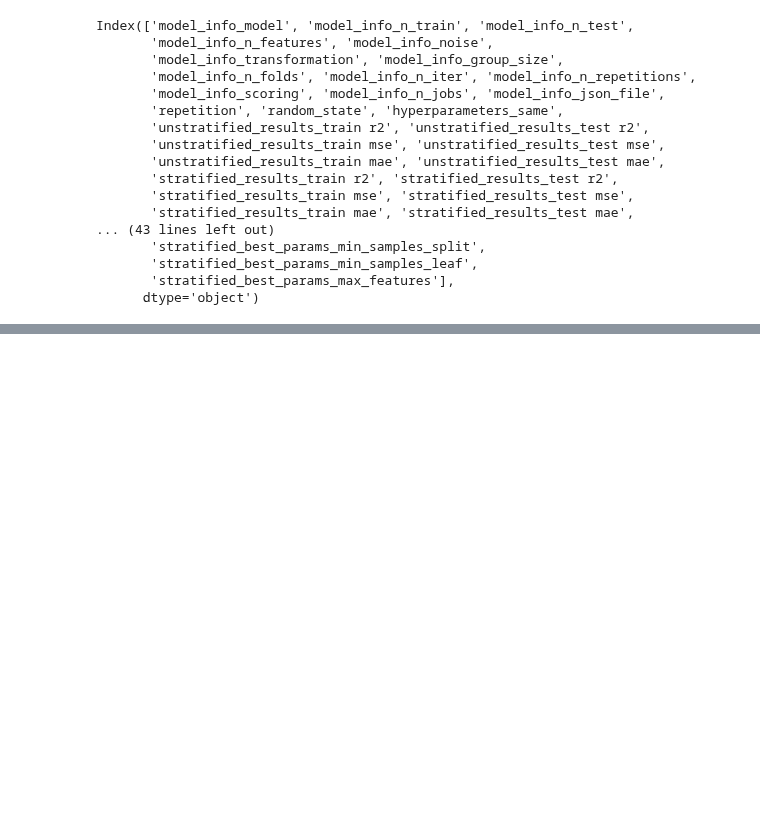
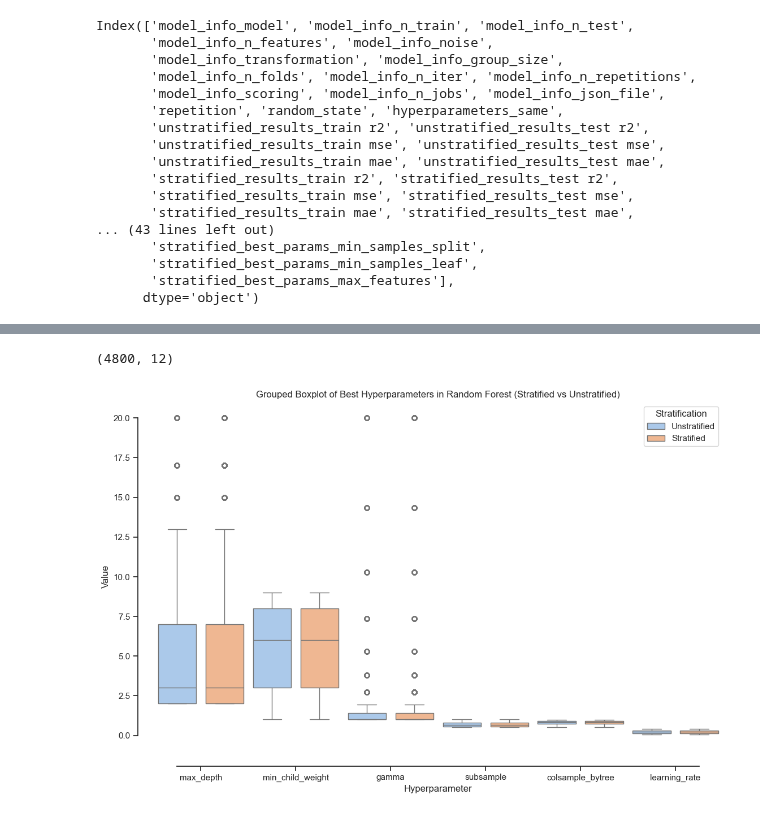
Before and after one commit to annegriddl/slds_stratification, a Jupyter notebook: Simulations/Final_Setup/Evaluation/1_Hyperparameters.ipynb, the cells around one changed output, grey strips where cells are left out. Drawn from its saved outputs; the diff is of its cells as text; code cells hidden in the pictures; blank space fills up the shorter version.

```diff
--- a/Simulations/Final_Setup/Evaluation/1_Hyperparameters.ipynb
+++ b/Simulations/Final_Setup/Evaluation/1_Hyperparameters.ipynb
@@ -155,0 +183,16 @@ import seaborn as sns
+# %%
+df_plot3 = data_xgb[['unstratified_best_params_max_depth',
+                     'stratified_best_params_max_depth',
+                     'unstratified_best_params_min_child_weight',
+                     'stratified_best_params_min_child_weight',
+                     'unstratified_best_params_gamma',
+                     'stratified_best_params_gamma',
+                     'unstratified_best_params_subsample',
+                     'stratified_best_params_subsample',
+                     'unstratified_best_params_colsample_bytree',
+                     'stratified_best_params_colsample_bytree',
+                     'unstratified_best_params_learning_rate',
+                     'stratified_best_params_learning_rate']]
+df_plot3.shape
+# %% [output]
+(4800, 12)
@@ -155,0 +212,20 @@ import seaborn as sns
+# %%
+# Melt the dataframe to make it suitable for boxplot
+melted_df = pd.melt(df_plot3, var_name='Hyperparameter', value_name='Value')
+
+
+# Add a column indicating whether it's stratified or unstratified
+melted_df['Stratification'] = ['Unstratified' if 'unstratified' in col else 'Stratified' for col in melted_df['Hyperparameter']]
+
+
+# Create a nested boxplot
+plt.figure(figsize=(13, 8))
+sns.boxplot(x='Hyperparameter', y='Value', hue='Stratification',  data=melted_df)
+sns.despine(offset=20, trim=True)
+plt.title('Grouped Boxplot of Best Hyperparameters in Random Forest (Stratified vs Unstratified)')
+plt.xlabel('Hyperparameter')
+plt.ylabel('Value')
+plt.xticks([0.5, 2.5, 4.5, 6.5, 8.5, 10.5], ['max_depth', 'min_child_weight', 'gamma', 'subsample', 'colsample_bytree', 'learning_rate'])
+plt.show()
+# %% [output]
+[figure, added]
```
Also changed, not shown: parts of 8 cells of this notebook.
